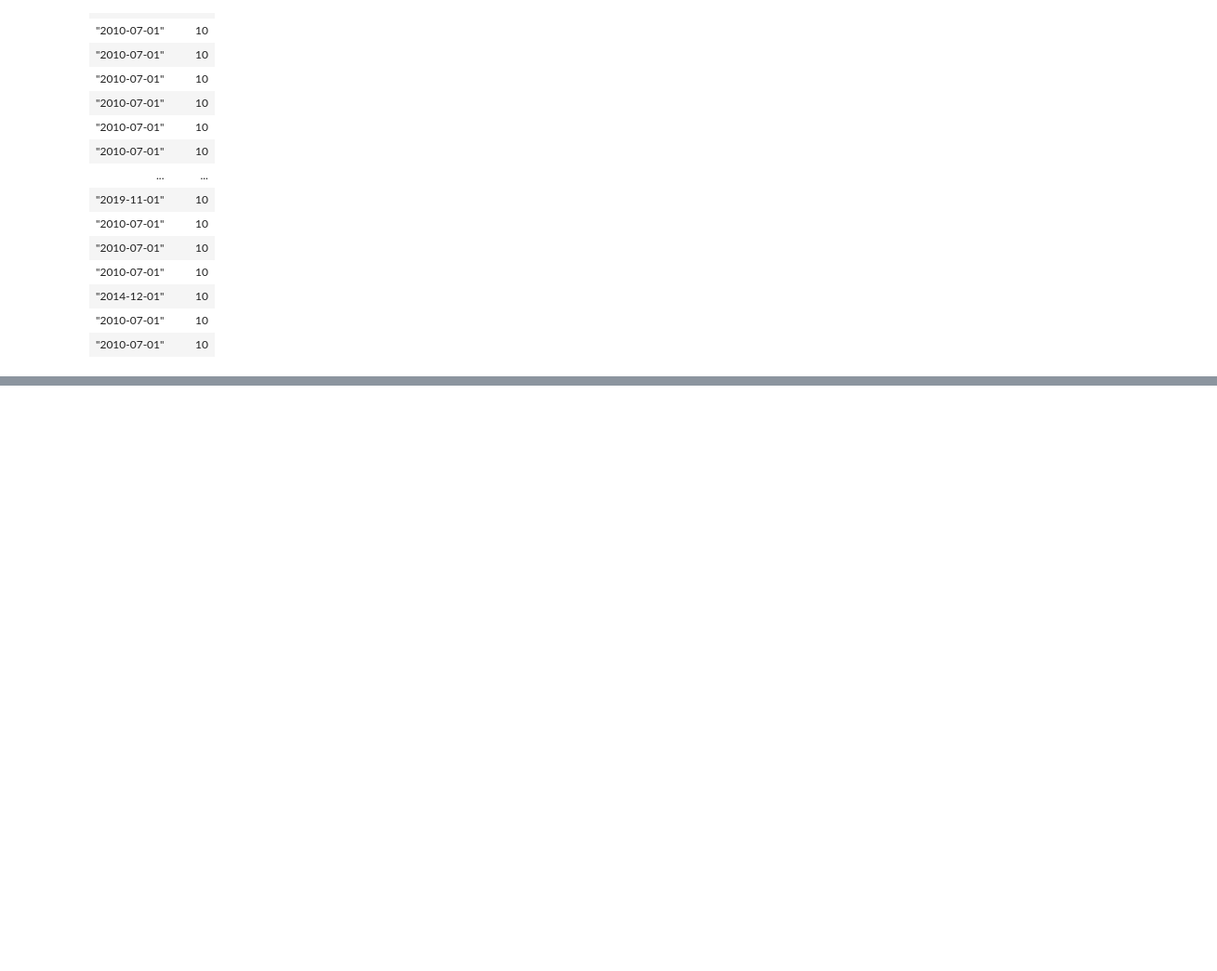
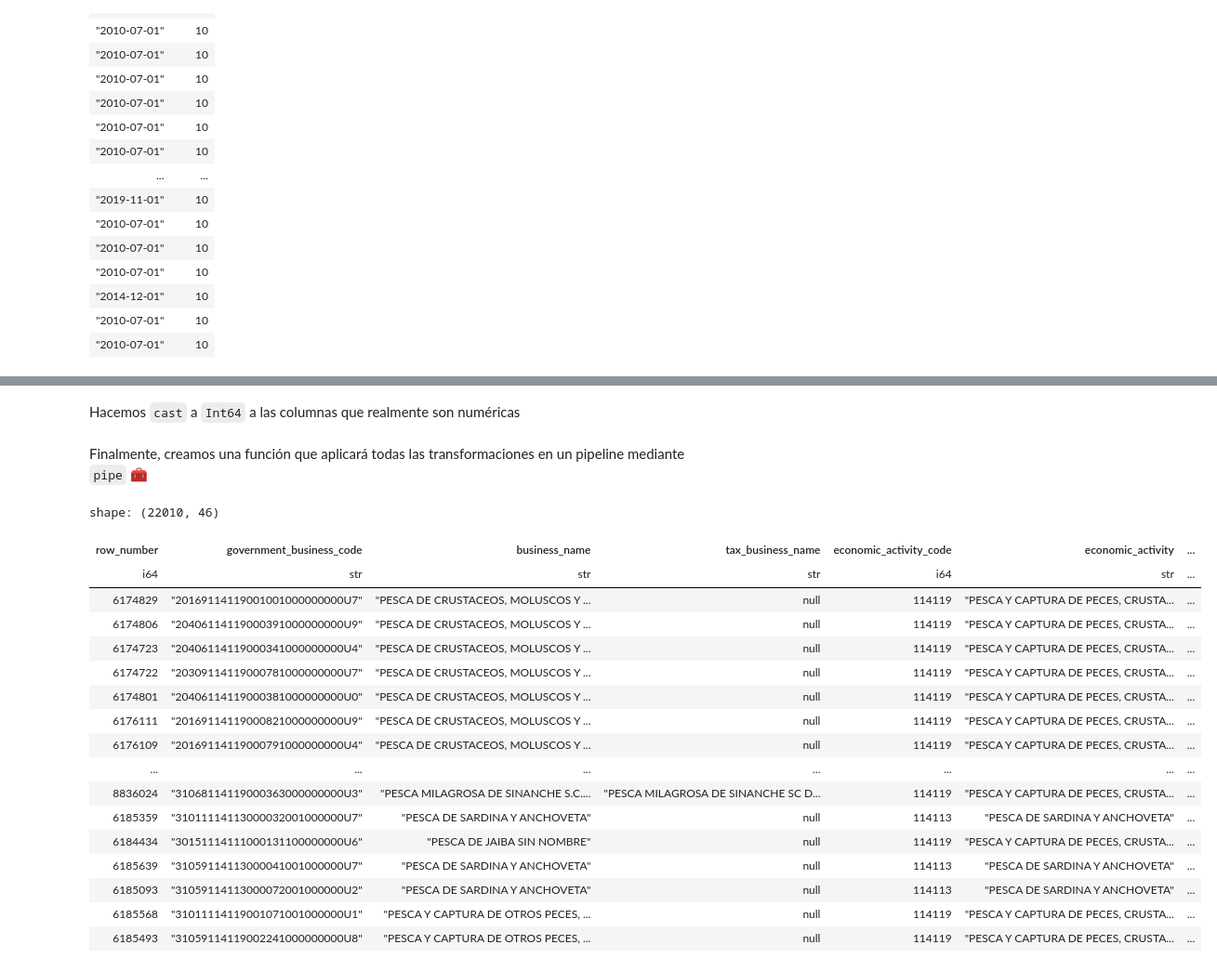
Before and after one commit to gmbmx/zophia-polars, a Jupyter notebook: notebooks/03_polars_transform.ipynb, the cells around one changed output, grey strips where cells are left out. Shown: that part at 93% size. Saved outputs shown, nothing was run; the diff lists cells and outputs as text; code cells hidden in the pictures; blank space fills up the shorter version.

Commit message:
added notebook 3: Transformations

```diff
--- a/notebooks/03_polars_transform.ipynb
+++ b/notebooks/03_polars_transform.ipynb
@@ -234,11 +609,11 @@ def concat_address_columns(dataframe: pl.DataFrame) -> pl.DataFrame:
     '''From a Polars dataframe we concat address columns and create new fields'''
     return dataframe.with_columns([
         pl.concat_str([pl.col('address_street_type'), pl.col(
-            'address_street')], sep=' ').alias('address_line_1'),
+            'address_street')], separator=' ').alias('address_line_1'),
         pl.concat_str([pl.col('address_reference_type_1'), pl.col(
-            'address_reference_street_1')], sep=' ').alias('address_reference_1'),
+            'address_reference_street_1')], separator=' ').alias('address_reference_1'),
         pl.concat_str([pl.col('address_reference_type_2'), pl.col(
-            'address_reference_street_2')], sep=' ').alias('address_reference_2'),
+            'address_reference_street_2')], separator=' ').alias('address_reference_2'),
         pl.concat_str([pl.col('address_reference_type_3'), pl.col(
-            'address_reference_street_3')], sep=' ').alias('address_reference_3'),
+            'address_reference_street_3')], separator=' ').alias('address_reference_3'),
     ])
@@ -245,19 +622,57 @@ def concat_address_columns(dataframe: pl.DataFrame) -> pl.DataFrame:
 # %%
 def cast_dates(dataframe: pl.DataFrame) -> pl.DataFrame:
     '''From a Polars dataframe we cast dates in YYYY-mm-dd format'''
-    dataframe = dataframe.with_columns ([
-        pl.concat_str([
-            pl.col('creation_date').str.replace(' ','-'),pl.lit('01')], sep ='-')
-        .str.strptime(pl.Date, fmt="%F")
-        .keep_name()])
+    dataframe = dataframe.with_columns (
+        pl.date(
+            pl.col('creation_date').str.slice(0,4).alias('year_alta'),
+            pl.col('creation_date').str.slice(5,2).alias('month_alta'),
+            pl.lit(1)
+        ).alias('creation_date')
+    )
     return dataframe
+# %% [markdown]
+Hacemos `cast` a `Int64` a las columnas que realmente son numéricas
+# %%
+def cast_numbers(dataframe: pl.DataFrame) -> pl.DataFrame:
+    '''From a Polars dataframe we cast string columns to int columns'''
+    for column in cast_int_columns:
+        dataframe = dataframe.with_columns(
+            pl.col(column).cast(pl.Int64, strict=False).keep_name()
+        )
+    return dataframe
+# %% [markdown]
+Finalmente, creamos una función que aplicará todas las transformaciones en un pipeline mediante `pipe` 🧰
 # %%
 def transform(raw_data: pl.DataFrame):
     clean_data = (raw_data
                   .pipe(rename_columns)
+                  .pipe(classify_employee_size)
                   .pipe(remove_accents)
                   .pipe(standardize_nulls)
                   .pipe(concat_address_columns)
                   .pipe(cast_dates)
+                  .pipe(cast_numbers)
                   )
     return clean_data
+# %%
+clean_data = transform(polars_df)
+clean_data
+# %% [output]
+shape: (22010, 46)
+| row_number | government_business_code | business_name | tax_business_name | economic_activity_code | economic_activity | ... |
+| i64 | str | str | str | i64 | str | ... |
+| 6174829 | "20169114119001001000000000U7" | "PESCA DE CRUSTACEOS, MOLUSCOS Y ... | null | 114119 | "PESCA Y CAPTURA DE PECES, CRUSTA... | ... |
+| 6174806 | "20406114119000391000000000U9" | "PESCA DE CRUSTACEOS, MOLUSCOS Y ... | null | 114119 | "PESCA Y CAPTURA DE PECES, CRUSTA... | ... |
+| 6174723 | "20406114119000341000000000U4" | "PESCA DE CRUSTACEOS, MOLUSCOS Y ... | null | 114119 | "PESCA Y CAPTURA DE PECES, CRUSTA... | ... |
+| 6174722 | "20309114119000781000000000U7" | "PESCA DE CRUSTACEOS, MOLUSCOS Y ... | null | 114119 | "PESCA Y CAPTURA DE PECES, CRUSTA... | ... |
+| 6174801 | "20406114119000381000000000U0" | "PESCA DE CRUSTACEOS, MOLUSCOS Y ... | null | 114119 | "PESCA Y CAPTURA DE PECES, CRUSTA... | ... |
+| 6176111 | "20169114119000821000000000U9" | "PESCA DE CRUSTACEOS, MOLUSCOS Y ... | null | 114119 | "PESCA Y CAPTURA DE PECES, CRUSTA... | ... |
+| 6176109 | "20169114119000791000000000U4" | "PESCA DE CRUSTACEOS, MOLUSCOS Y ... | null | 114119 | "PESCA Y CAPTURA DE PECES, CRUSTA... | ... |
+| ... | ... | ... | ... | ... | ... | ... |
+| 8836024 | "31068114119000363000000000U3" | "PESCA MILAGROSA DE SINANCHE S.C.... | "PESCA MILAGROSA DE SINANCHE SC D... | 114119 | "PESCA Y CAPTURA DE PECES, CRUSTA... | ... |
+| 6185359 | "31011114113000032001000000U7" | "PESCA DE SARDINA Y ANCHOVETA" | null | 114113 | "PESCA DE SARDINA Y ANCHOVETA" | ... |
+| 6184434 | "30151114111000131100000000U6" | "PESCA DE JAIBA SIN NOMBRE" | null | 114119 | "PESCA Y CAPTURA DE PECES, CRUSTA... | ... |
+| 6185639 | "31059114113000041001000000U7" | "PESCA DE SARDINA Y ANCHOVETA" | null | 114113 | "PESCA DE SARDINA Y ANCHOVETA" | ... |
+| 6185093 | "31059114113000072001000000U2" | "PESCA DE SARDINA Y ANCHOVETA" | null | 114113 | "PESCA DE SARDINA Y ANCHOVETA" | ... |
+| 6185568 | "31011114119001071001000000U1" | "PESCA Y CAPTURA DE OTROS PECES, ... | null | 114119 | "PESCA Y CAPTURA DE PECES, CRUSTA... | ... |
+| 6185493 | "31059114119002241000000000U8" | "PESCA Y CAPTURA DE OTROS PECES, ... | null | 114119 | "PESCA Y CAPTURA DE PECES, CRUSTA... | ... |
```
Also changed, not shown: parts of 61 cells of this notebook.
